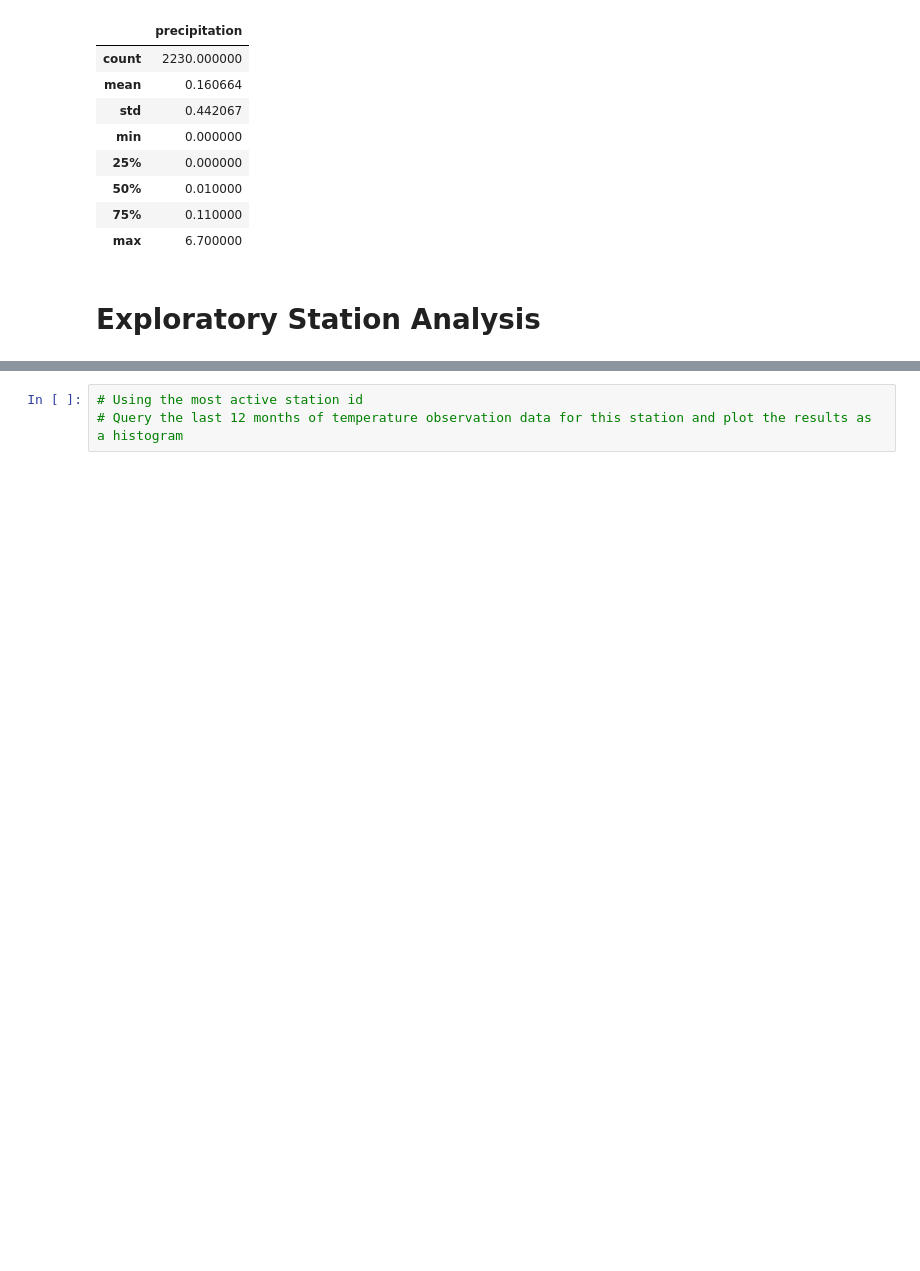
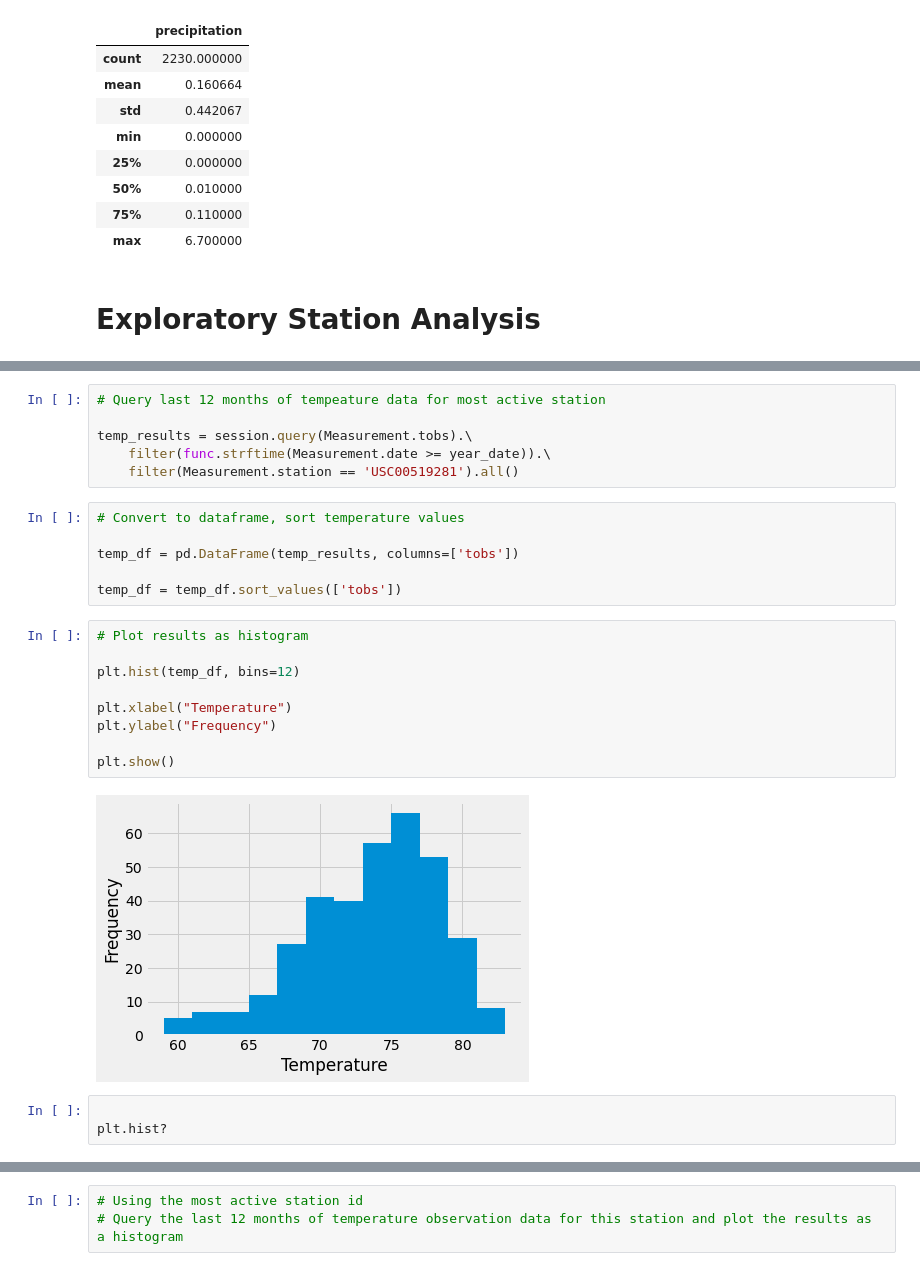
Before and after one commit to Seltsam1/sqlalchemy-climate-analysis, a Jupyter notebook: climate_analysis.ipynb, the cells around one changed output, grey strips where cells are left out. Drawn from its saved outputs; the diff is of its cells as text; blank space fills up the shorter version.

```diff
--- a/climate_analysis.ipynb
+++ b/climate_analysis.ipynb
@@ -166,0 +203,26 @@ date_df.describe()
+# %%
+# Query last 12 months of tempeature data for most active station
+
+temp_results = session.query(Measurement.tobs).\
+    filter(func.strftime(Measurement.date >= year_date)).\
+    filter(Measurement.station == 'USC00519281').all()
+# %%
+# Convert to dataframe, sort temperature values
+
+temp_df = pd.DataFrame(temp_results, columns=['tobs'])
+
+temp_df = temp_df.sort_values(['tobs'])
+# %%
+# Plot results as histogram
+
+plt.hist(temp_df, bins=12)
+
+plt.xlabel("Temperature")
+plt.ylabel("Frequency")
+
+plt.show()
+# %% [output]
+[figure, added]
+# %%
+
+plt.hist?
```
Also changed, not shown: parts of 7 cells of this notebook.
